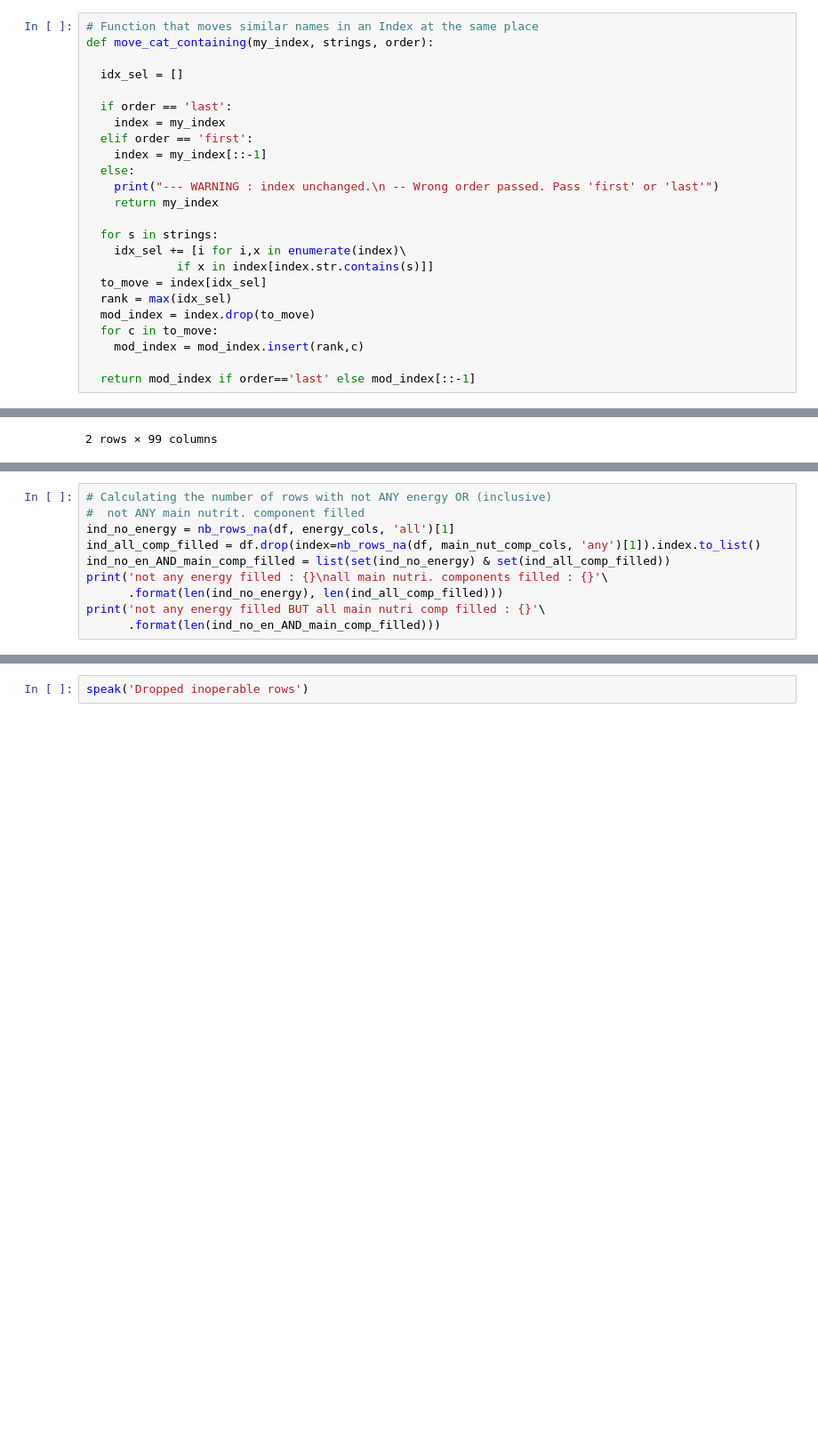
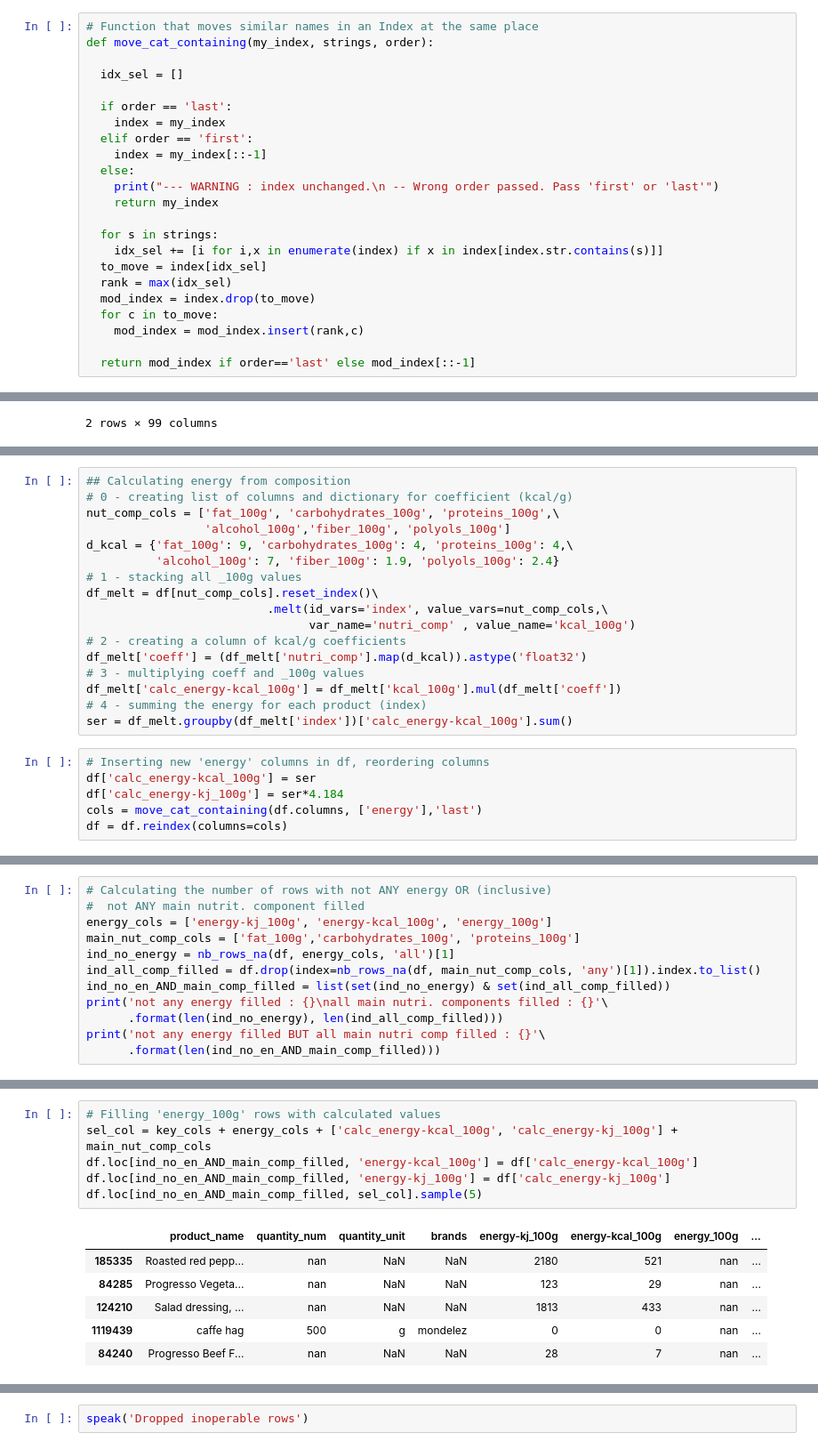
Before and after one commit to SmellyArmure/OC_DS_Project3, a Jupyter notebook: NOTEBOOKS/P3_Cleaning_1.ipynb, the cells around one changed output, grey strips where cells are left out. Shown at 89% size. Saved outputs shown, nothing was run; the diff lists cells and outputs as text; blank space fills up the shorter version.

```diff
--- a/NOTEBOOKS/P3_Cleaning_1.ipynb
+++ b/NOTEBOOKS/P3_Cleaning_1.ipynb
@@ -377,8 +365,7 @@ def move_cat_containing(my_index, strings, order):
     return my_index
 
   for s in strings:
-    idx_sel += [i for i,x in enumerate(index)\
-             if x in index[index.str.contains(s)]]
+    idx_sel += [i for i,x in enumerate(index) if x in index[index.str.contains(s)]]
   to_move = index[idx_sel]
   rank = max(idx_sel)
   mod_index = index.drop(to_move)
@@ -754,0 +749,23 @@ Some of the missing values of energy can be assessed if the data of fat, carbohy
+# %%
+## Calculating energy from composition
+# 0 - creating list of columns and dictionary for coefficient (kcal/g)
+nut_comp_cols = ['fat_100g', 'carbohydrates_100g', 'proteins_100g',\
+                 'alcohol_100g','fiber_100g', 'polyols_100g']
+d_kcal = {'fat_100g': 9, 'carbohydrates_100g': 4, 'proteins_100g': 4,\
+          'alcohol_100g': 7, 'fiber_100g': 1.9, 'polyols_100g': 2.4}
+# 1 - stacking all _100g values
+df_melt = df[nut_comp_cols].reset_index()\
+                          .melt(id_vars='index', value_vars=nut_comp_cols,\
+                                var_name='nutri_comp' , value_name='kcal_100g')
+# 2 - creating a column of kcal/g coefficients
+df_melt['coeff'] = (df_melt['nutri_comp'].map(d_kcal)).astype('float32')
+# 3 - multiplying coeff and _100g values
+df_melt['calc_energy-kcal_100g'] = df_melt['kcal_100g'].mul(df_melt['coeff'])
+# 4 - summing the energy for each product (index)
+ser = df_melt.groupby(df_melt['index'])['calc_energy-kcal_100g'].sum()
+# %%
+# Inserting new 'energy' columns in df, reordering columns
+df['calc_energy-kcal_100g'] = ser
+df['calc_energy-kj_100g'] = ser*4.184
+cols = move_cat_containing(df.columns, ['energy'],'last')
+df = df.reindex(columns=cols)
@@ -787,6 +788,8 @@ nb of null rows (any):  267893
 # %%
 # Calculating the number of rows with not ANY energy OR (inclusive)
 #  not ANY main nutrit. component filled
+energy_cols = ['energy-kj_100g', 'energy-kcal_100g', 'energy_100g']
+main_nut_comp_cols = ['fat_100g','carbohydrates_100g', 'proteins_100g']
 ind_no_energy = nb_rows_na(df, energy_cols, 'all')[1]
 ind_all_comp_filled = df.drop(index=nb_rows_na(df, main_nut_comp_cols, 'any')[1]).index.to_list()
 ind_no_en_AND_main_comp_filled = list(set(ind_no_energy) & set(ind_all_comp_filled))
@@ -802,0 +804,13 @@ not any energy filled BUT all main nutri comp filled : 1183
+# %%
+# Filling 'energy_100g' rows with calculated values
+sel_col = key_cols + energy_cols + ['calc_energy-kcal_100g', 'calc_energy-kj_100g'] + main_nut_comp_cols
+df.loc[ind_no_en_AND_main_comp_filled, 'energy-kcal_100g'] = df['calc_energy-kcal_100g']
+df.loc[ind_no_en_AND_main_comp_filled, 'energy-kj_100g'] = df['calc_energy-kj_100g']
+df.loc[ind_no_en_AND_main_comp_filled, sel_col].sample(5)
+# %% [output]
+|  | product_name | quantity_num | quantity_unit | brands | energy-kj_100g | energy-kcal_100g | energy_100g | ... |
+| 185335 | Roasted red pepp... | nan | NaN | NaN | 2180 | 521 | nan | ... |
+| 84285 | Progresso Vegeta... | nan | NaN | NaN | 123 | 29 | nan | ... |
+| 124210 | Salad dressing, ... | nan | NaN | NaN | 1813 | 433 | nan | ... |
+| 1119439 | caffe hag | 500 | g | mondelez | 0 | 0 | nan | ... |
+| 84240 | Progresso Beef F... | nan | NaN | NaN | 28 | 7 | nan | ... |
```
Also changed, not shown: parts of 34 cells of this notebook, 2 other files.
